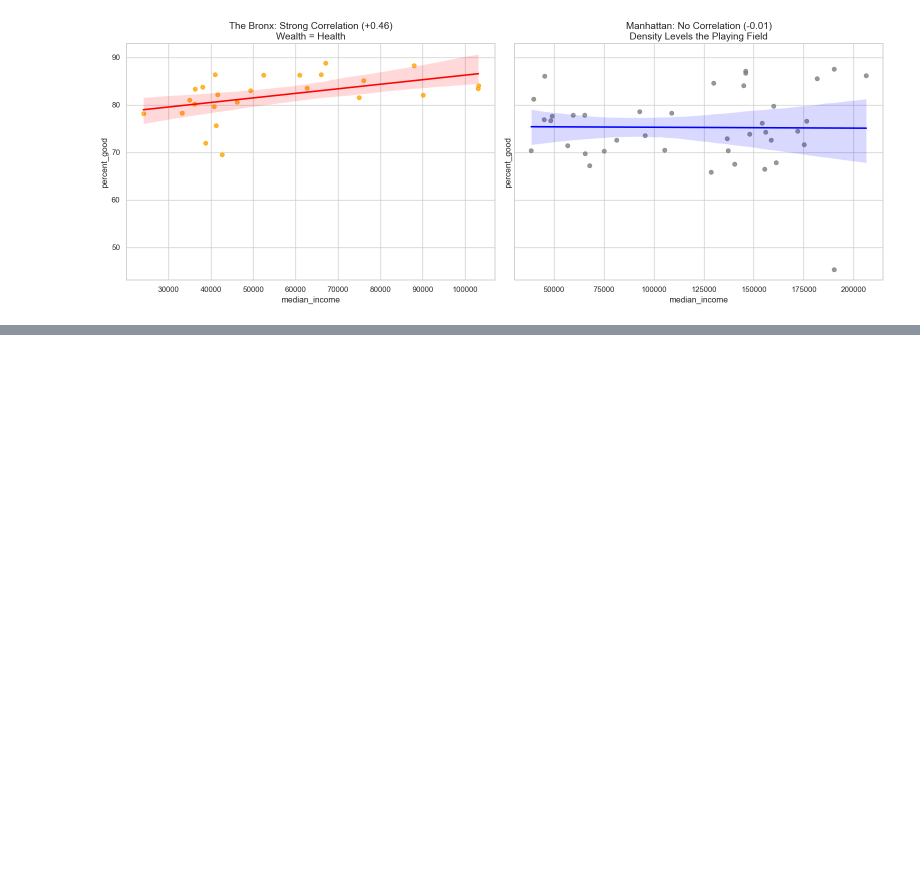
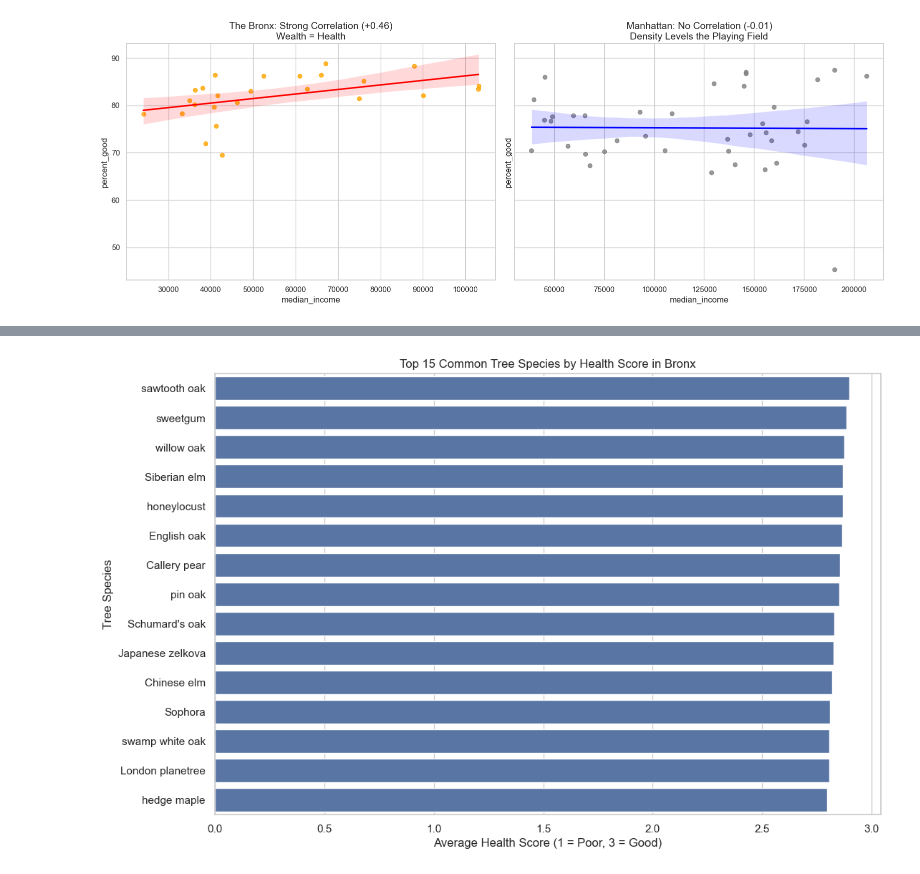
Before and after one commit to nyevy/urban-canopy-data-mining, a Jupyter notebook: exploration.ipynb, the cells around one changed output, grey strips where cells are left out. Saved outputs shown, nothing was run; the diff lists cells and outputs as text; code cells hidden in the pictures; blank space fills up the shorter version.

```diff
--- a/exploration.ipynb
+++ b/exploration.ipynb
@@ -244,0 +359,11 @@ plt.show()
+# %%
+# Group by borough + species
+species_borough_health = trees_df.groupby(['borough', 'spc_common']).agg(
+    tree_count=('tree_id', 'count'),
+    avg_health_score=('health_numeric', 'mean')
+).reset_index()
+
+# Keep only borough-species combos with enough trees
+species_borough_health = species_borough_health[species_borough_health['tree_count'] >= 200]
+
+print(species_borough_health.head())
@@ -244,0 +402,16 @@ plt.show()
+# %%
+borough_name = 'Bronx'   # change this to Queens, Manhattan, Brooklyn, Staten Island
+
+borough_data = species_borough_health[
+    species_borough_health['borough'] == borough_name
+].sort_values(by='avg_health_score', ascending=False).head(15)
+
+plt.figure(figsize=(12, 8))
+sns.barplot(data=borough_data, x='avg_health_score', y='spc_common')
+
+plt.title(f'Top 15 Common Tree Species by Health Score in {borough_name}')
+plt.xlabel('Average Health Score (1 = Poor, 3 = Good)')
+plt.ylabel('Tree Species')
+plt.show()
+# %% [output]
+[figure, added]
```
Also changed, not shown: parts of 8 cells of this notebook.
